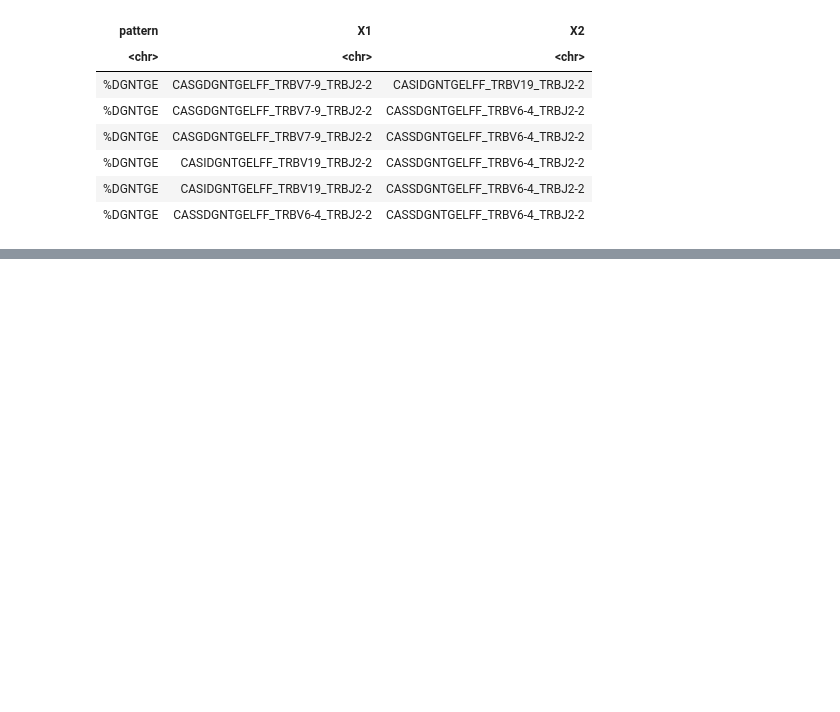
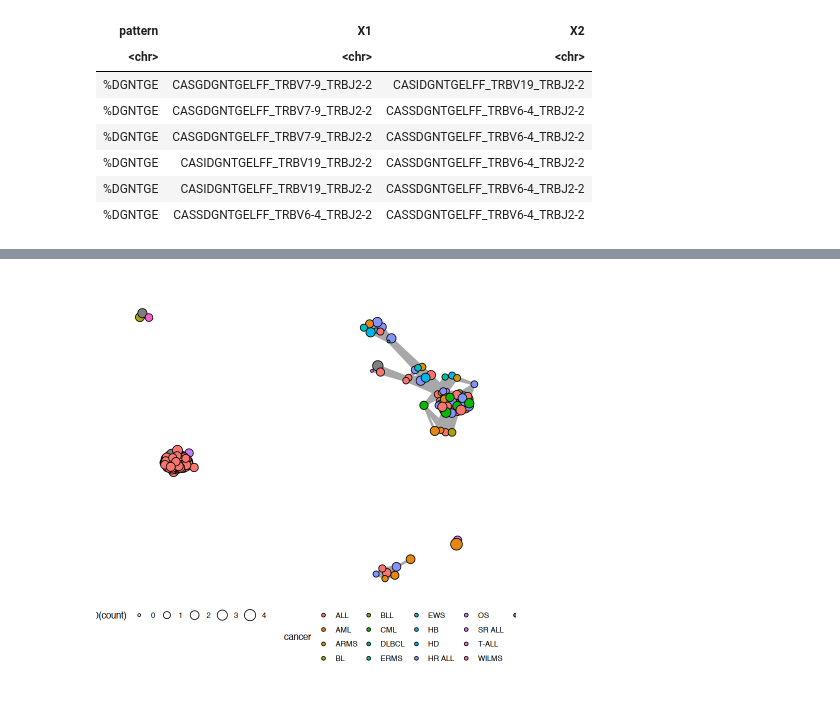
Before and after one commit to pughlab/ped_CapTCRseq, a Jupyter notebook: notebooks/000_GLIPH_analysis.ipynb, the cells around one changed output, grey strips where cells are left out. Saved outputs shown, nothing was run; the diff lists cells and outputs as text; code cells hidden in the pictures; blank space fills up the shorter version.

```diff
--- a/notebooks/000_GLIPH_analysis.ipynb
+++ b/notebooks/000_GLIPH_analysis.ipynb
@@ -202,3 +292,3 @@ load(file = paste0(datapath,"capTCRseq/meta_div_TRB.RData"))
 # %%
 #just to simplify a little bit
-gliph_data_igrf1 <- delete.vertices(gliph_data_igrf, which(degree(gliph_data_igrf) == 0))
+gliph_data_igrf1 <- delete.vertices(gliph_data_igrf, which(degree(gliph_data_igrf) < 50))
@@ -207,17 +312,19 @@ V(gliph_data_igrf1)$cancer <- meta_div$cancergroup[ match(V(gliph_data_igrf1)$su
                                                           meta_div$basename)]
 # %%
-chp_layout <- create_layout(gliph_data_igrf1, "dh")
+chp_layout <- create_layout(gliph_data_igrf1, "fr")
 # %%
-#pdf(paste0(plotpath, "chp_graph_mds.pdf"), width = 10, height = 10)
+pdf(paste0(plotpath, "chp_graph_mds.pdf"), width = 10, height = 10)
 set.seed(1)
 ggraph(chp_layout) + #graphopt, fr, mds
   geom_edge_link0(edge_colour = "grey66", width = 1) +
-  geom_node_point(aes(fill = cancer, size = count), shape = 21) +
+  geom_node_point(aes(fill = cancer, size = log10(count)), shape = 21) +
 #  geom_node_text(aes(filter = size >= 26, label = name), family = "serif") +
 #  scale_fill_manual() +
 #  scale_edge_width(range = c(0.2, 3)) +
 #  scale_size(range = c(1, 6)) +
   theme_graph(base_family="sans") +
   theme(legend.position = "bottom")
 
-#dev.off()
+dev.off()
+# %% [output]
+[figure, added]
```
Also changed, not shown: parts of 15 cells of this notebook.
